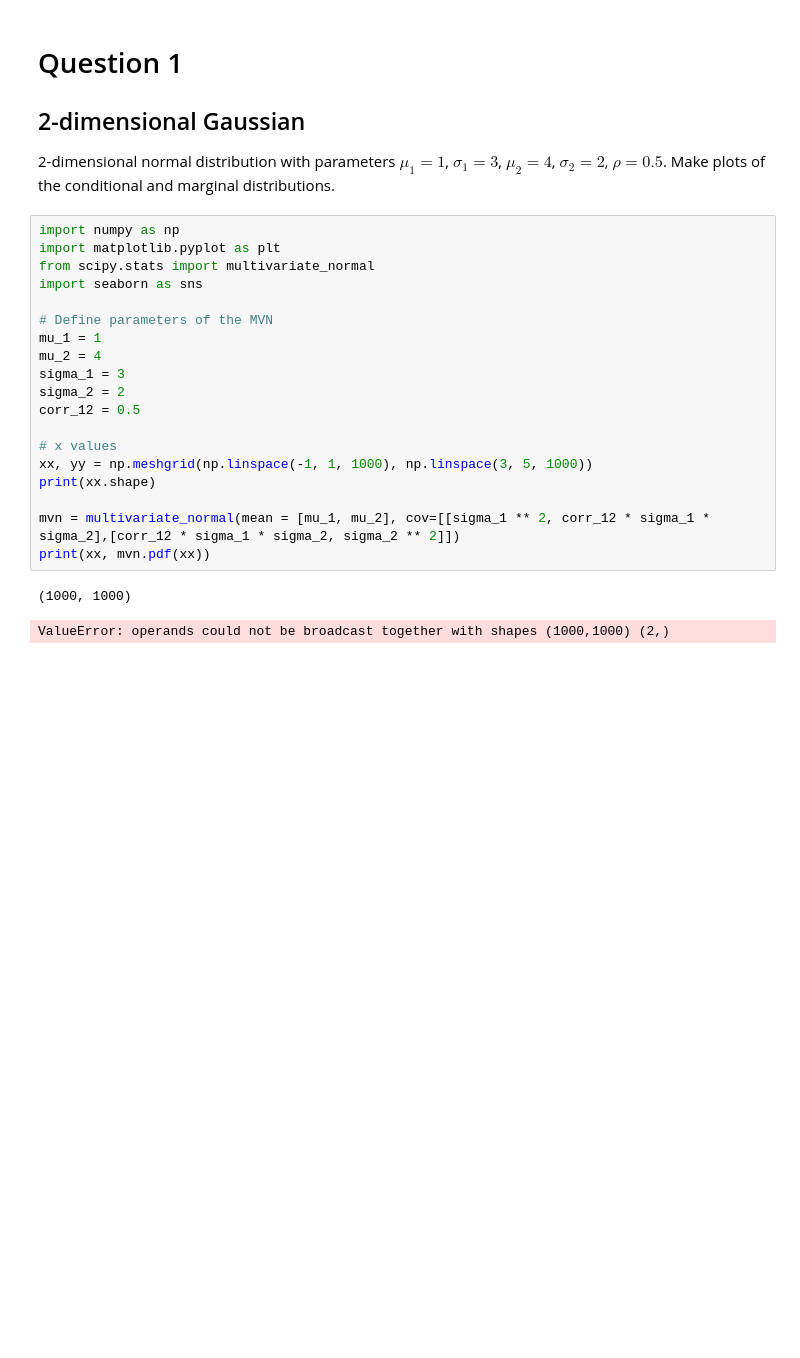
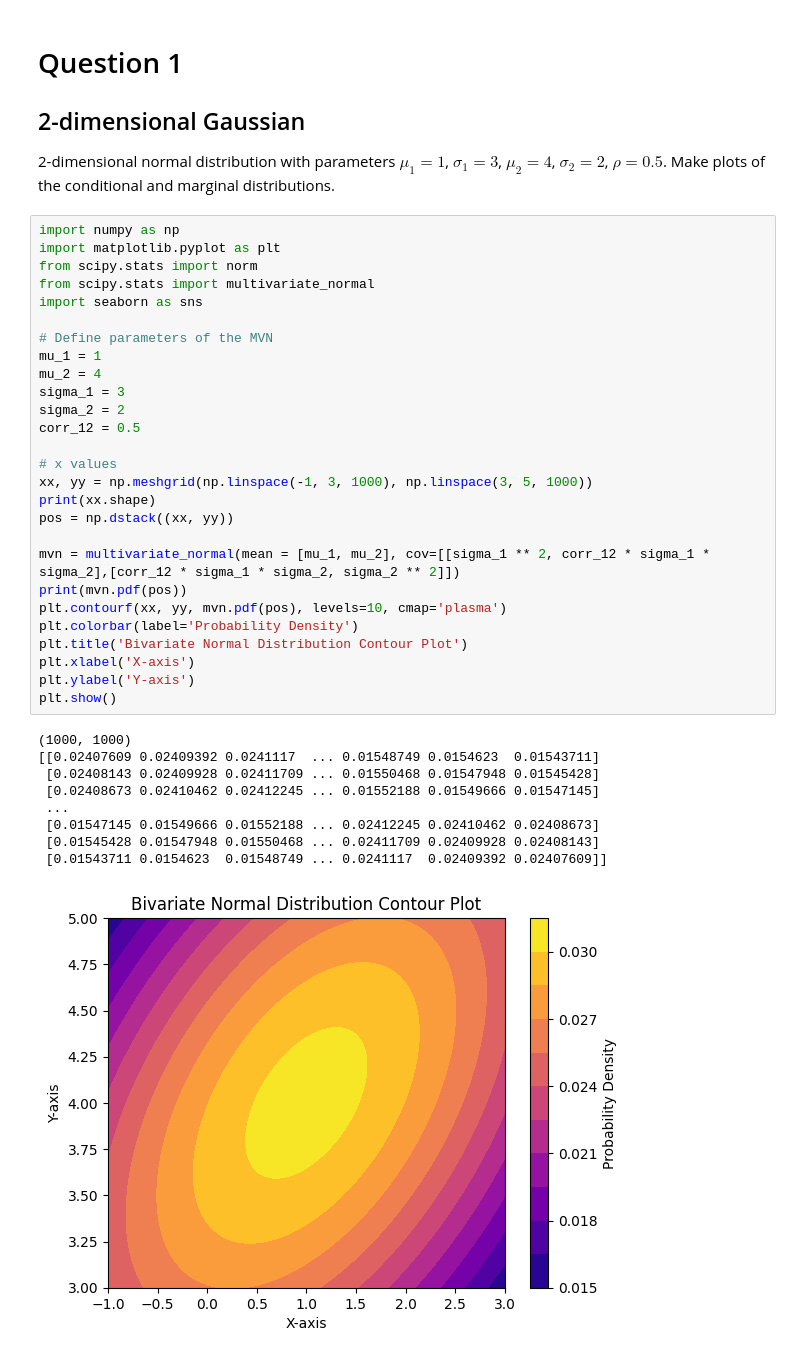
Before and after one commit to AlexBM173/MPhil-DiS, a Jupyter notebook: S1/ES2/Q1/multivariate_Gaussian.ipynb, the cells around one changed output. Cells and saved outputs as stored; diff of their text form; blank space fills up the shorter version.

```diff
--- a/S1/ES2/Q1/multivariate_Gaussian.ipynb
+++ b/S1/ES2/Q1/multivariate_Gaussian.ipynb
@@ -7,22 +7,37 @@
 # %%
 import numpy as np
 import matplotlib.pyplot as plt
+from scipy.stats import norm
 from scipy.stats import multivariate_normal
 import seaborn as sns
 
 # Define parameters of the MVN
 mu_1 = 1
 mu_2 = 4
 sigma_1 = 3
 sigma_2 = 2
 corr_12 = 0.5
 
 # x values
-xx, yy = np.meshgrid(np.linspace(-1, 1, 1000), np.linspace(3, 5, 1000))
+xx, yy = np.meshgrid(np.linspace(-1, 3, 1000), np.linspace(3, 5, 1000))
 print(xx.shape)
+pos = np.dstack((xx, yy))
 
 mvn = multivariate_normal(mean = [mu_1, mu_2], cov=[[sigma_1 ** 2, corr_12 * sigma_1 * sigma_2],[corr_12 * sigma_1 * sigma_2, sigma_2 ** 2]])
-print(xx, mvn.pdf(xx))
+print(mvn.pdf(pos))
+plt.contourf(xx, yy, mvn.pdf(pos), levels=10, cmap='plasma')
+plt.colorbar(label='Probability Density')
+plt.title('Bivariate Normal Distribution Contour Plot')
+plt.xlabel('X-axis')
+plt.ylabel('Y-axis')
+plt.show()
 # %% [output]
 (1000, 1000)
+[[0.02407609 0.02409392 0.0241117  ... 0.01548749 0.0154623  0.01543711]
+ [0.02408143 0.02409928 0.02411709 ... 0.01550468 0.01547948 0.01545428]
+ [0.02408673 0.02410462 0.02412245 ... 0.01552188 0.01549666 0.01547145]
+ ...
+ [0.01547145 0.01549666 0.01552188 ... 0.02412245 0.02410462 0.02408673]
+ [0.01545428 0.01547948 0.01550468 ... 0.02411709 0.02409928 0.02408143]
+ [0.01543711 0.0154623  0.01548749 ... 0.0241117  0.02409392 0.02407609]]
-ValueError: operands could not be broadcast together with shapes (1000,1000) (2,)
+[figure, added]
```
Also changed, not shown: parts of 2 cells of this notebook, 1 other file.
